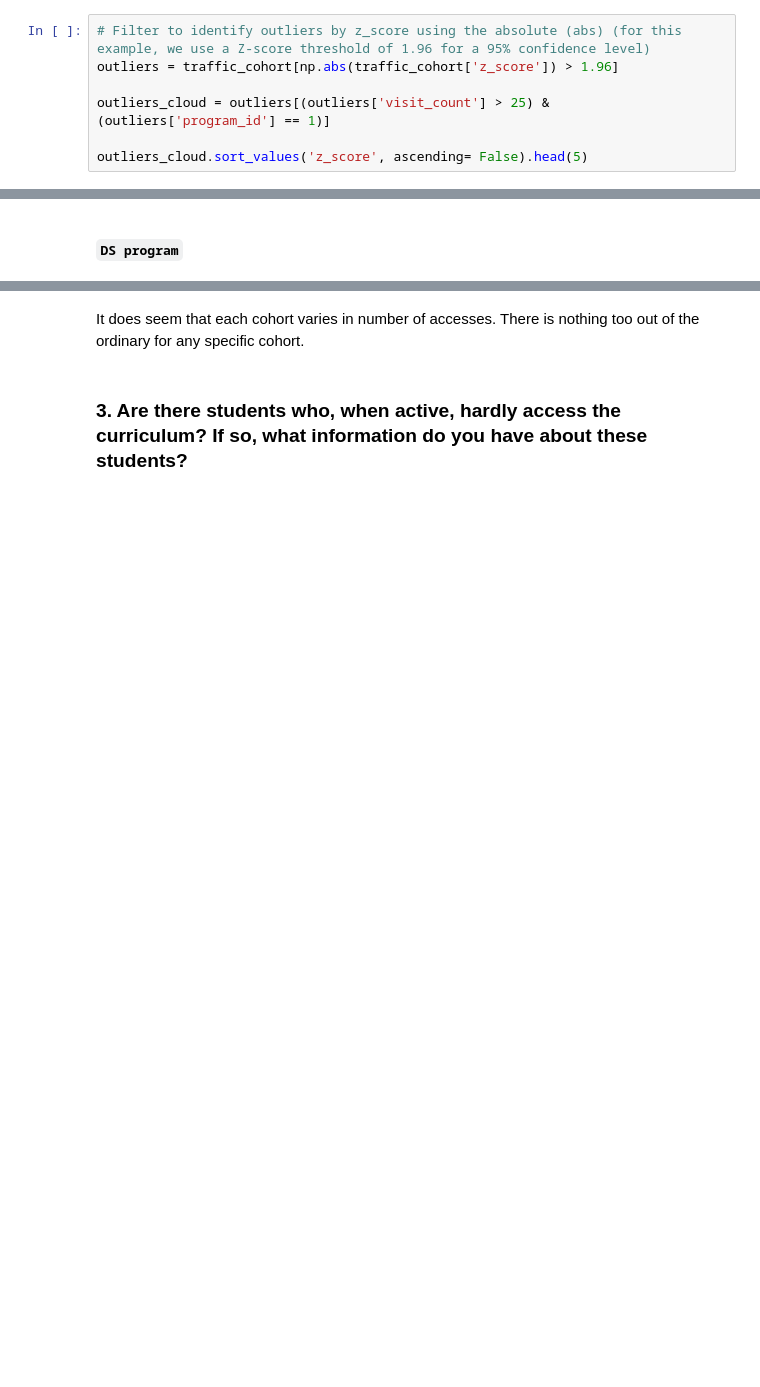
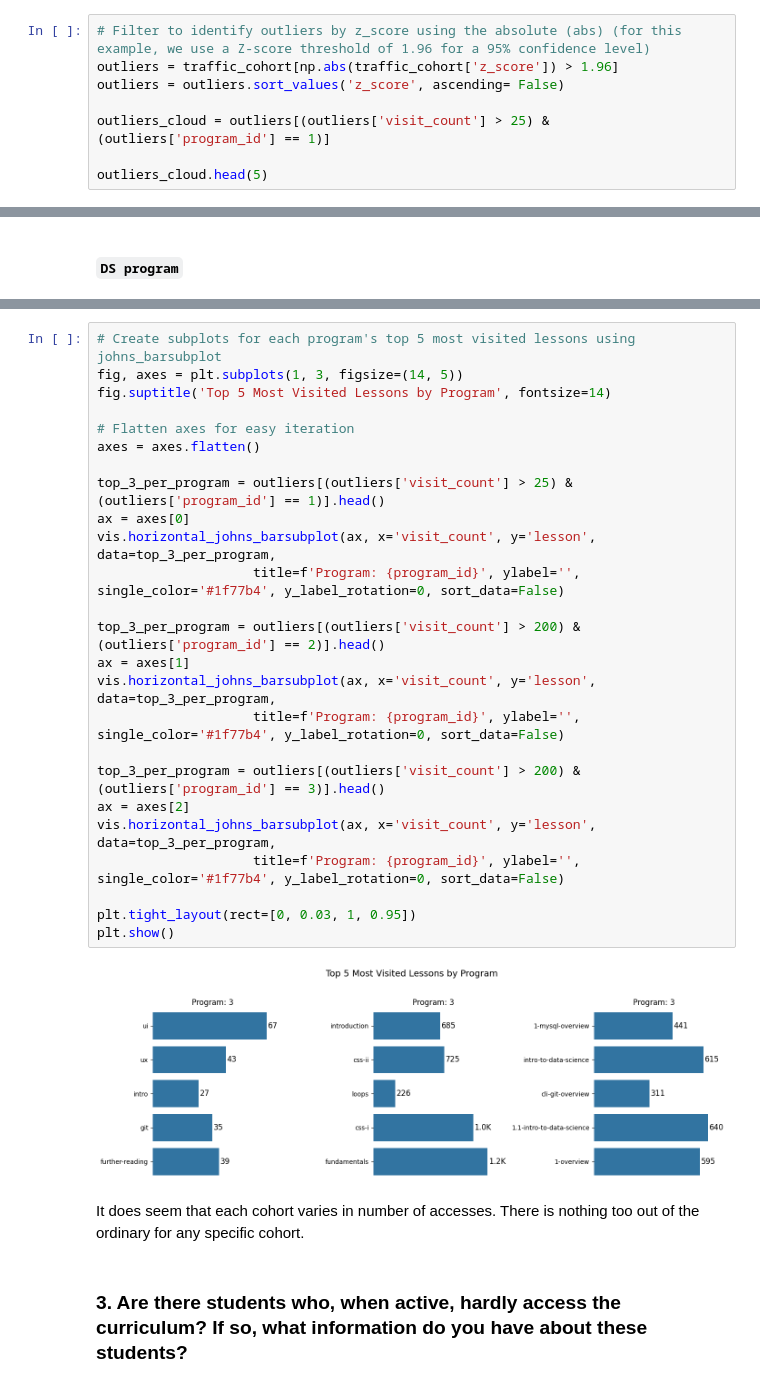
Before and after one commit to project-curriculum/curriculum, a Jupyter notebook: Final_Notebook.ipynb, the cells around one changed output, grey strips where cells are left out. Cells and saved outputs as stored; diff of their text form; blank space fills up the shorter version.

```diff
--- a/Final_Notebook.ipynb
+++ b/Final_Notebook.ipynb
@@ -330,10 +330,11 @@ We will be able to see the top 5 lessons that get referred significantly more.
 # %%
 # Filter to identify outliers by z_score using the absolute (abs) (for this example, we use a Z-score threshold of 1.96 for a 95% confidence level)
 outliers = traffic_cohort[np.abs(traffic_cohort['z_score']) > 1.96]
+outliers = outliers.sort_values('z_score', ascending= False)
 
 outliers_cloud = outliers[(outliers['visit_count'] > 25) & (outliers['program_id'] == 1)]
 
-outliers_cloud.sort_values('z_score', ascending= False).head(5)
+outliers_cloud.head(5)
 # %% [output]
 |  | program_id | cohort_id | subject | lesson | visit_count | total_visits | normalized_visit_count | mean | ... |
 | 3988 | 1 | 17 | web-design | ui | 67 | 3814 | 0.017567 | 0.001966 | ... |
@@ -367,6 +368,33 @@ outliers_ds.sort_values('z_score', ascending= False).head(5)
 | 4287 | 3 | 34 | appendix | cli-git-overview | 311 | 21325 | 0.014584 | 0.003183 | ... |
 | 3862 | 3 | 34 | 1-fundamentals | 1.1-intro-to-data-science | 640 | 21325 | 0.030012 | 0.007353 | ... |
 | 4266 | 3 | 55 | 6-regression | 1-overview | 595 | 17049 | 0.034899 | 0.007705 | ... |
+# %%
+# Create subplots for each program's top 5 most visited lessons using johns_barsubplot
+fig, axes = plt.subplots(1, 3, figsize=(14, 5))
+fig.suptitle('Top 5 Most Visited Lessons by Program', fontsize=14)
+
+# Flatten axes for easy iteration
+axes = axes.flatten()
+
+top_3_per_program = outliers[(outliers['visit_count'] > 25) & (outliers['program_id'] == 1)].head()
+ax = axes[0]
+vis.horizontal_johns_barsubplot(ax, x='visit_count', y='lesson', data=top_3_per_program,
+                    title=f'Program: {program_id}', ylabel='', single_color='#1f77b4', y_label_rotation=0, sort_data=False)
+
+top_3_per_program = outliers[(outliers['visit_count'] > 200) & (outliers['program_id'] == 2)].head()
+ax = axes[1]
+vis.horizontal_johns_barsubplot(ax, x='visit_count', y='lesson', data=top_3_per_program,
+                    title=f'Program: {program_id}', ylabel='', single_color='#1f77b4', y_label_rotation=0, sort_data=False)
+
+top_3_per_program = outliers[(outliers['visit_count'] > 200) & (outliers['program_id'] == 3)].head()
+ax = axes[2]
+vis.horizontal_johns_barsubplot(ax, x='visit_count', y='lesson', data=top_3_per_program,
+                    title=f'Program: {program_id}', ylabel='', single_color='#1f77b4', y_label_rotation=0, sort_data=False)
+
+plt.tight_layout(rect=[0, 0.03, 1, 0.95])
+plt.show()
+# %% [output]
+[figure, added]
 # %% [markdown]
 It does seem that each cohort varies in number of accesses. There is nothing too out of the ordinary for any specific cohort.
 # %% [markdown]
```
Also changed, not shown: 1 other file.
